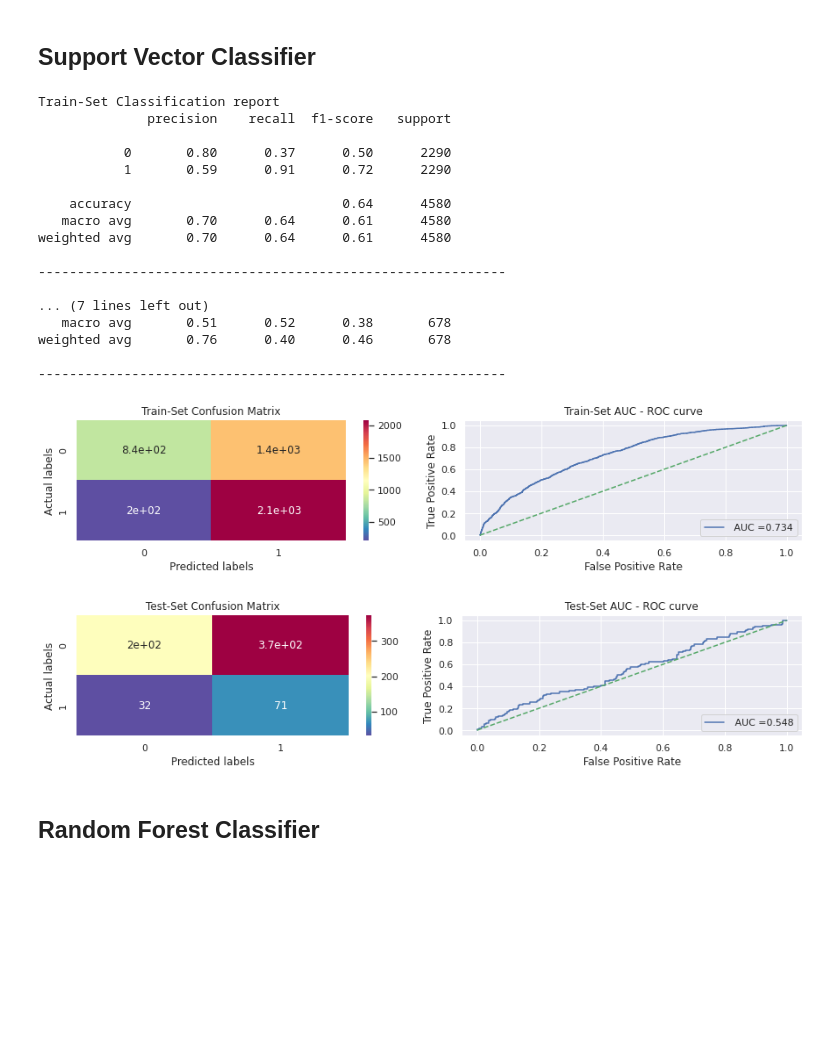
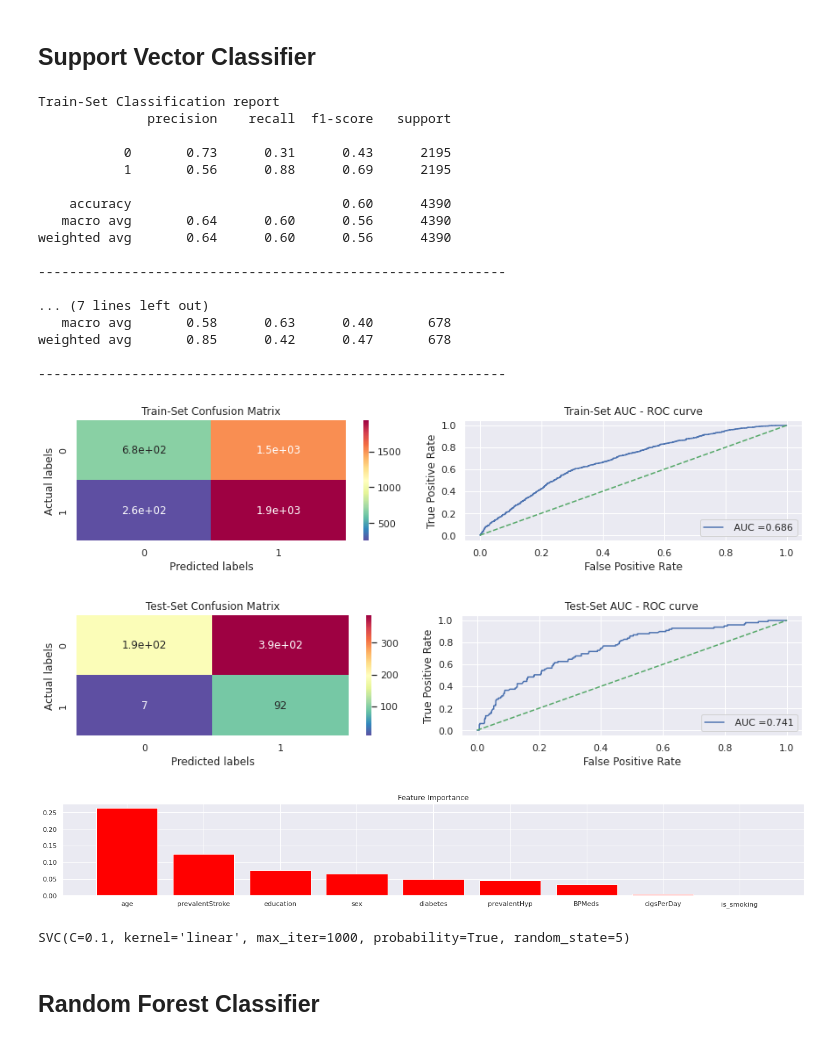
Before and after one commit to FarazAhmad2/Cardiovascular-Risk-Prediction, a Jupyter notebook: Cardiovascular_Risk_Prediction_Capstone_Project.ipynb, the cells around one changed output. Saved outputs shown, nothing was run; the diff lists cells and outputs as text; code cells hidden in the pictures; blank space fills up the shorter version.

```diff
--- a/Cardiovascular_Risk_Prediction_Capstone_Project.ipynb
+++ b/Cardiovascular_Risk_Prediction_Capstone_Project.ipynb
@@ -456,4 +456,29 @@ def ml_model(model,X_train,X_test,y_train,y_test):
     plt.ylabel("True Positive Rate")
     plt.title(f"{label} AUC - ROC curve")
     plt.tight_layout()
+
+  # Feature importances
+  try:
+    try:
+      importance = model.feature_importances_
+      feature = features
+    except:
+      importance = np.abs(model.coef_[0])
+      feature = independent_variables
+    indices = np.argsort(importance)
+    indices = indices[::-1]
+  except:
+    pass
+
+  # Plotting Feature Importance
+  try:
+    plt.figure(figsize=(18,3))
+    plt.bar(range(len(indices)),importance[indices],color='red')
+    plt.xticks(range(len(indices)), [feature[i] for i in indices])
+    plt.title('Feature Importance')
+    plt.tight_layout()
+  except:
+    pass
+
   plt.show()
+  return model
@@ -488,13 +488,14 @@ def get_features_importance (optimal_model,X_train):
 # Training Logistic Regression Model
 lr = LogisticRegression(fit_intercept=True, max_iter=10000)
 
-# Hyperparameter tuning
-param_dict_lr = {'C' : [1e-6,1e-5,1e-4,1e-3,1e-2,1e-1,1,10,100,1e-3,1e+4,1e+5,1e+6] }
-lr_grid = GridSearchCV(estimator=lr,
-                       param_grid = param_dict_lr,
-                       cv = 5, verbose=0, scoring='roc_auc')
+# Hyperparameter tuning using BayesSearch
+lr_bayes = BayesSearchCV(estimator=lr,
+                       search_spaces = {'C' : Real(1e-6, 1e+6, prior='log-uniform') },
+                       cv = 5, scoring='roc_auc', n_iter=32)
+lr_bayes.fit(X_smote,y_smote)
 
-ml_model(lr_grid, X_smote, X_test, y_smote, y_test)
+# Analysing the model with best set of parametes
+ml_model(lr_bayes.best_estimator_, X_smote, X_test, y_smote, y_test)
 # %% [output]
 Train-Set Classification report
               precision    recall  f1-score   support
@@ -550,36 +551,39 @@ weighted avg       0.79      0.82      0.81       678
 # %%
 svc_clf = SVC(random_state= 5,probability=True)
 
 # HYperparameter Grid
 svc_grid = {'kernel': ["linear","rbf","poly","sigmoid"],
         'C': [0.1, 1, 10, 100],
         'max_iter' : [1000]}
 
 # GridSearch to find the best parameters
 svc_grid = GridSearchCV(svc_clf, param_grid = svc_grid, scoring = 'roc_auc', cv=5)
+svc_grid.fit(X_smote,y_smote)
 
 # Analysing the model with best set of parametes
-ml_model(svc_grid, X_smote, X_test, y_smote, y_test)
+ml_model(svc_grid.best_estimator_, X_smote, X_test, y_smote, y_test)
 # %% [output]
 Train-Set Classification report
               precision    recall  f1-score   support
 
-           0       0.80      0.37      0.50      2290
-           1       0.59      0.91      0.72      2290
+           0       0.73      0.31      0.43      2195
+           1       0.56      0.88      0.69      2195
 
-    accuracy                           0.64      4580
-   macro avg       0.70      0.64      0.61      4580
-weighted avg       0.70      0.64      0.61      4580
+    accuracy                           0.60      4390
+   macro avg       0.64      0.60      0.56      4390
+weighted avg       0.64      0.60      0.56      4390
 
 ------------------------------------------------------------
 
 ... (7 lines left out)
-   macro avg       0.51      0.52      0.38       678
-weighted avg       0.76      0.40      0.46       678
+   macro avg       0.58      0.63      0.40       678
+weighted avg       0.85      0.42      0.47       678
 
 ------------------------------------------------------------
-[figure, old version]
+[figure, new version]
-[figure, old version]
+[figure, new version]
+[figure, added]
+SVC(C=0.1, kernel='linear', max_iter=1000, probability=True, random_state=5)
 # %% [markdown]
 ## <b> Random Forest Classifier </b>
 # %%
```
Also changed, not shown: parts of 15 cells of this notebook.
